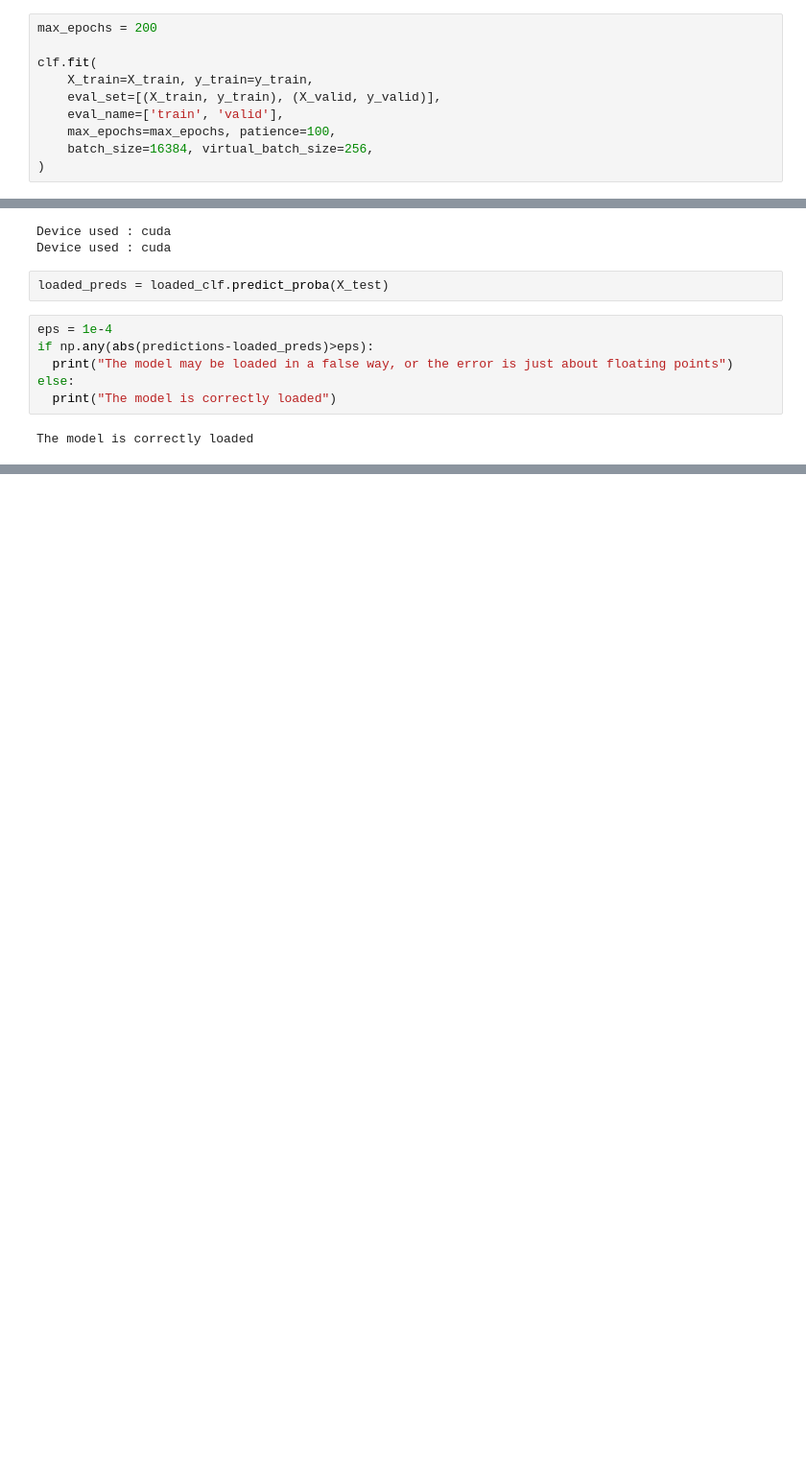
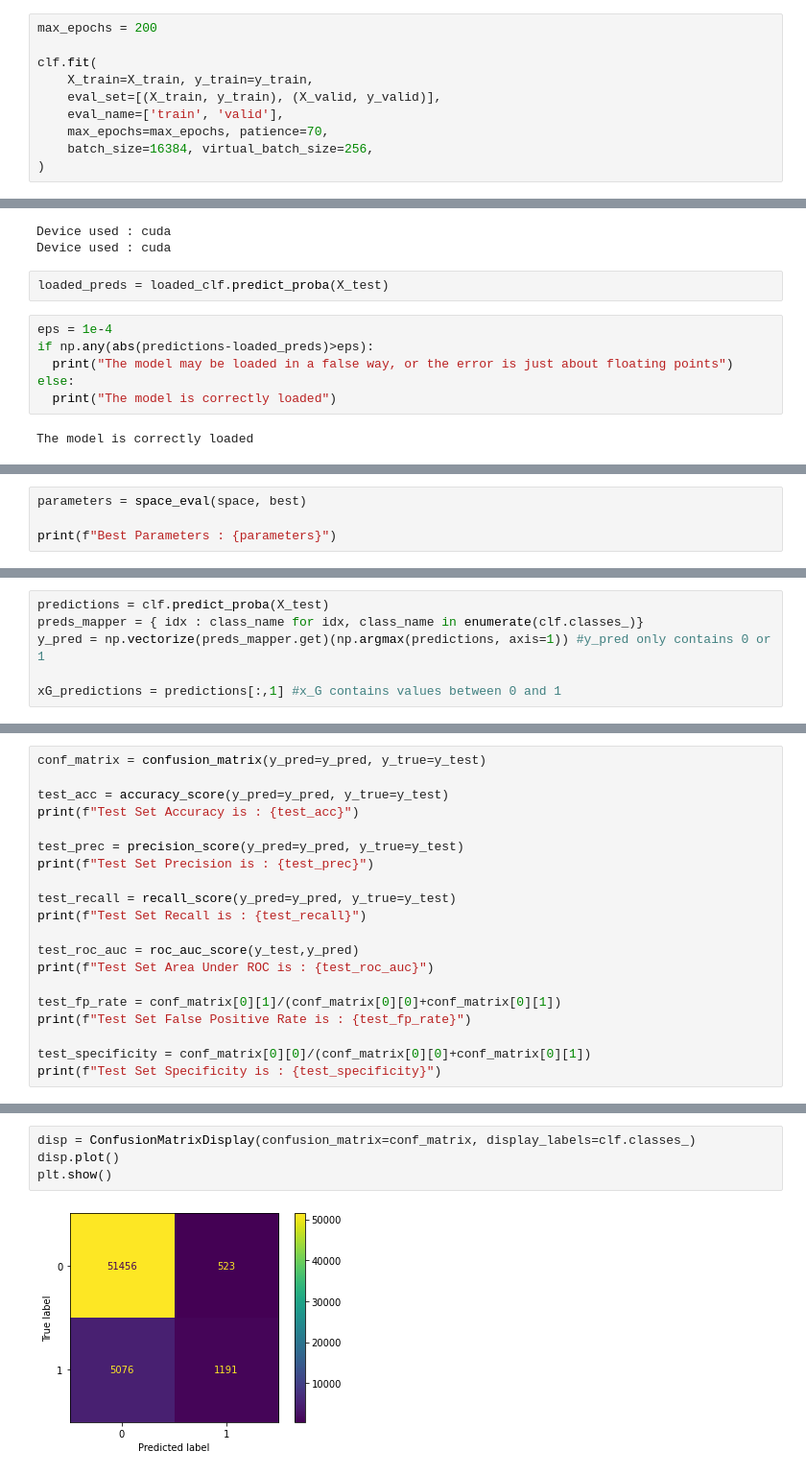
Before and after one commit to ardatiftikci/Advanced-Football-Statistics, a Jupyter notebook: xG/xG_prediction_with_TabNet.ipynb, the cells around one changed output, grey strips where cells are left out. Shown at 96% size. Drawn from its saved outputs; the diff is of its cells as text; blank space fills up the shorter version.

Commit message:
hyper parameter tuning is added

```diff
--- a/xG/xG_prediction_with_TabNet.ipynb
+++ b/xG/xG_prediction_with_TabNet.ipynb
@@ -233,7 +200,7 @@ clf.fit(
     X_train=X_train, y_train=y_train,
     eval_set=[(X_train, y_train), (X_valid, y_valid)],
     eval_name=['train', 'valid'],
-    max_epochs=max_epochs, patience=100,
+    max_epochs=max_epochs, patience=70,
     batch_size=16384, virtual_batch_size=256,
 )
 # %% [output]
@@ -381,0 +417,4 @@ Coming soon...
+# %%
+parameters = space_eval(space, best)
+
+print(f"Best Parameters : {parameters}")
@@ -381,0 +468,6 @@ Coming soon...
+# %%
+predictions = clf.predict_proba(X_test)
+preds_mapper = { idx : class_name for idx, class_name in enumerate(clf.classes_)}
+y_pred = np.vectorize(preds_mapper.get)(np.argmax(predictions, axis=1)) #y_pred only contains 0 or 1
+
+xG_predictions = predictions[:,1] #x_G contains values between 0 and 1
@@ -381,0 +480,20 @@ Coming soon...
+# %%
+conf_matrix = confusion_matrix(y_pred=y_pred, y_true=y_test)
+
+test_acc = accuracy_score(y_pred=y_pred, y_true=y_test)
+print(f"Test Set Accuracy is : {test_acc}")
+
+test_prec = precision_score(y_pred=y_pred, y_true=y_test)
+print(f"Test Set Precision is : {test_prec}")
+
+test_recall = recall_score(y_pred=y_pred, y_true=y_test)
+print(f"Test Set Recall is : {test_recall}")
+
+test_roc_auc = roc_auc_score(y_test,y_pred)
+print(f"Test Set Area Under ROC is : {test_roc_auc}")
+
+test_fp_rate = conf_matrix[0][1]/(conf_matrix[0][0]+conf_matrix[0][1])
+print(f"Test Set False Positive Rate is : {test_fp_rate}")
+
+test_specificity = conf_matrix[0][0]/(conf_matrix[0][0]+conf_matrix[0][1])
+print(f"Test Set Specificity is : {test_specificity}")
@@ -381,0 +507,6 @@ Coming soon...
+# %%
+disp = ConfusionMatrixDisplay(confusion_matrix=conf_matrix, display_labels=clf.classes_)
+disp.plot()
+plt.show()
+# %% [output]
+[figure, added]
```
Also changed, not shown: parts of 27 cells of this notebook.
